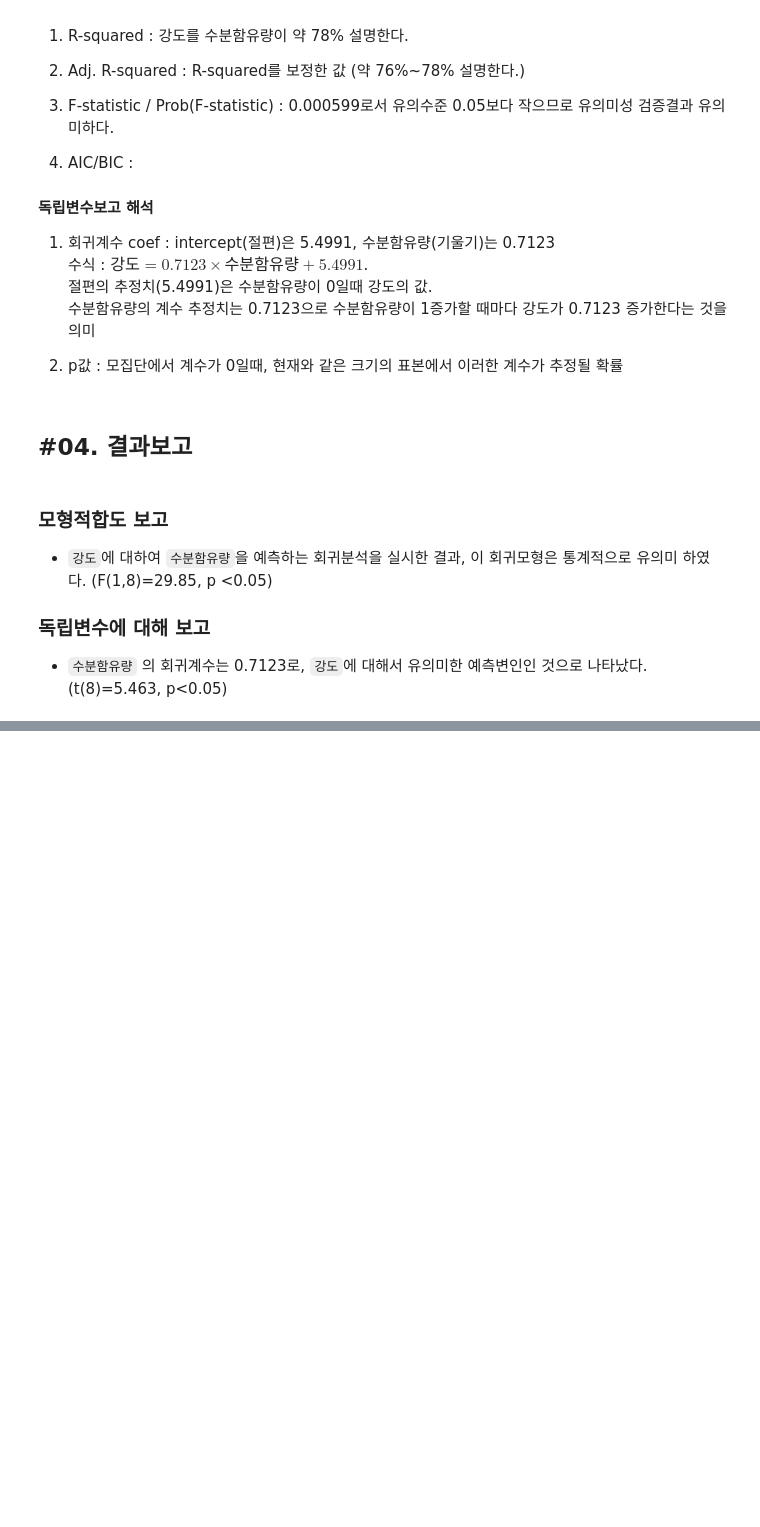
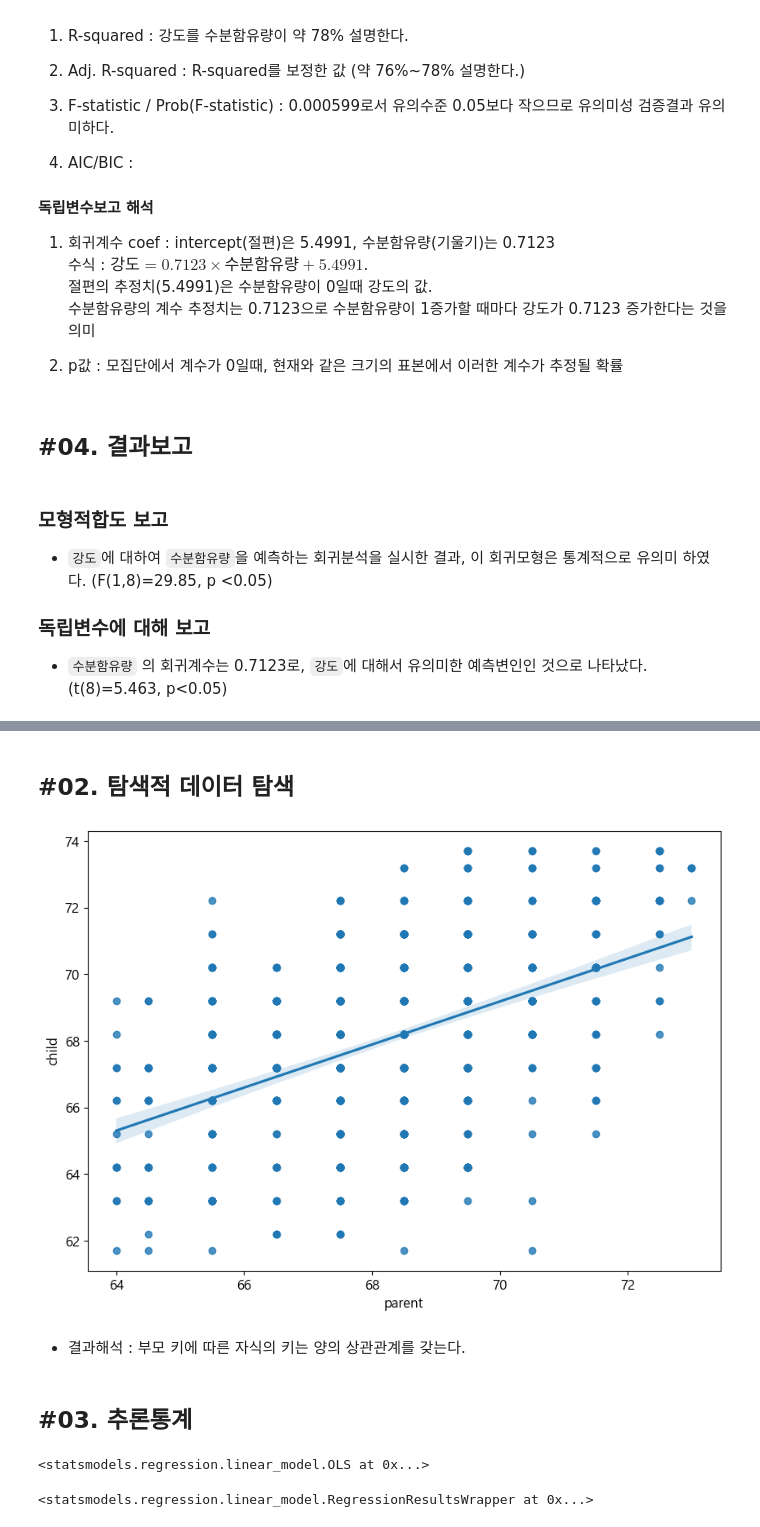
Before and after one commit to Jeeunun/Data_analysis_education_Closed, a Jupyter notebook: data_analysis/E.확증적_데이터_분석/04_회귀분석/연습문제.ipynb, the cells around one changed output, grey strips where cells are left out. Drawn from its saved outputs; the diff is of its cells as text; code cells hidden in the pictures; blank space fills up the shorter version.

```diff
--- a/data_analysis/E.확증적_데이터_분석/04_회귀분석/연습문제.ipynb
+++ b/data_analysis/E.확증적_데이터_분석/04_회귀분석/연습문제.ipynb
@@ -127,0 +241,4 @@ Notes:
+# %%
+# 부모의 키(x)에 따른 자식의 키(y)
+df3 = read_excel("https://data.hossam.kr/E04/galton.xlsx")
+df3
@@ -127,0 +259,27 @@ Notes:
+# %% [markdown]
+## #02. 탐색적 데이터 탐색
+# %%
+plt.rcParams['font.family'] = 'Malgun Gothic'
+plt.rcParams['font.size'] = 12
+plt.rcParams['figure.figsize'] = (10,7)
+plt.rcParams['axes.unicode_minus'] = False
+# %%
+sb.regplot(df3, x ='parent', y='child')
+plt.show()
+plt.close()
+# %% [output]
+[figure, added]
+# %% [markdown]
+- 결과해석 : 부모 키에 따른 자식의 키는 양의 상관관계를 갖는다.
+# %% [markdown]
+## #03. 추론통계
+# %%
+model = ols("child ~ parent", data=df3)
+model
+# %% [output]
+<statsmodels.regression.linear_model.OLS at 0x...>
+# %%
+fit = model.fit()
+fit
+# %% [output]
+<statsmodels.regression.linear_model.RegressionResultsWrapper at 0x...>
```
Also changed, not shown: parts of 22 cells of this notebook.
